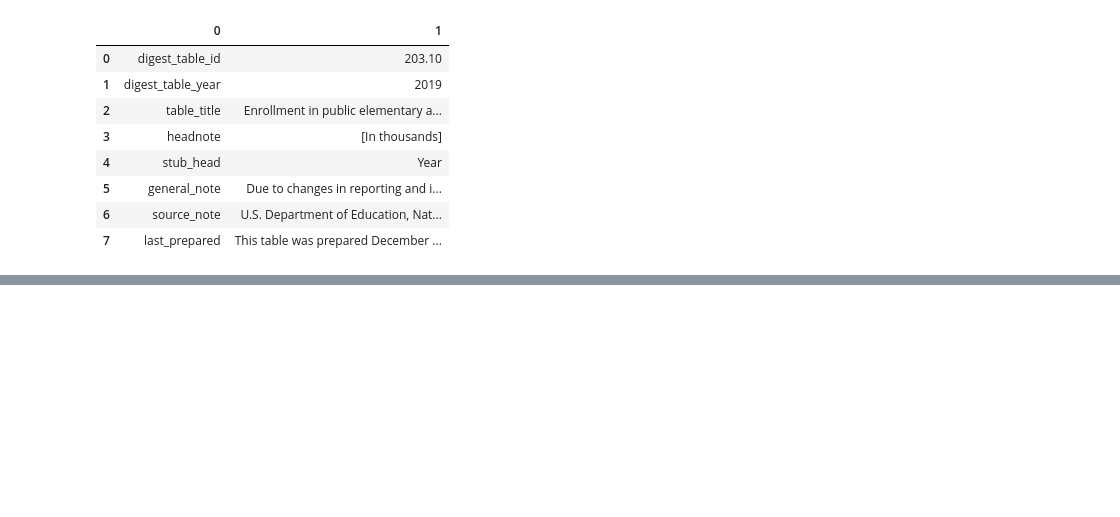
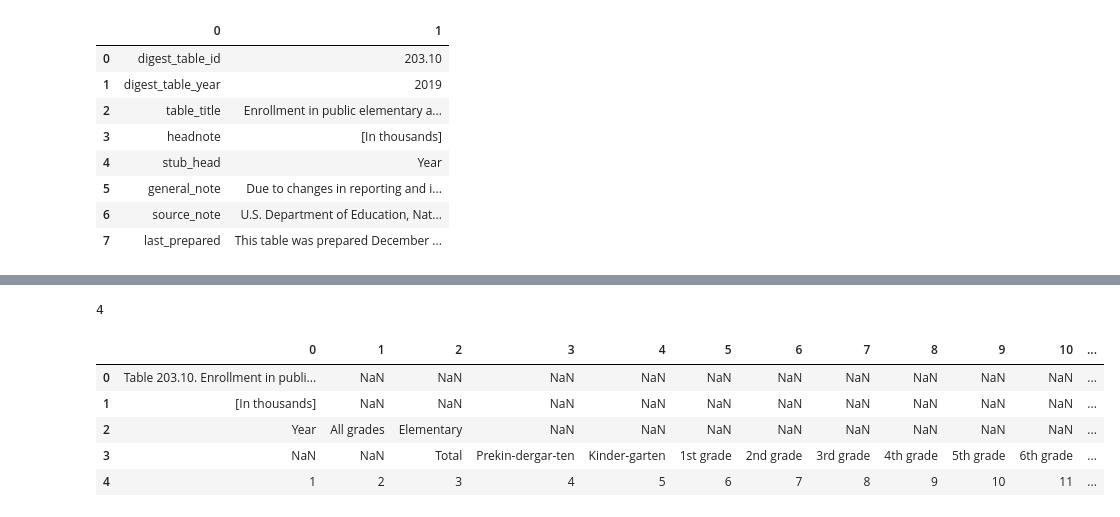
Before and after one commit to toltman/table_scraping, a Jupyter notebook: Table Scraping 3.ipynb, the cells around one changed output, grey strips where cells are left out. Cells and saved outputs as stored; diff of their text form; code cells hidden in the pictures; blank space fills up the shorter version.

```diff
--- a/Table Scraping 3.ipynb
+++ b/Table Scraping 3.ipynb
@@ -9,10 +7,12 @@ tables = {}
 # %%
+tables = {}
+
 directory = "tables/"
 for filename in os.listdir(directory):
     if filename.endswith(".xls"):
         file_directory = os.path.join(directory, filename)
         table = Table(file_directory, "2019")
-        tables[table.number] = table
+        tables[table.id] = table
 # %%
 tables
 # %% [output]
@@ -27,3 +27,5 @@ tables
  '219.70': <table.Table at 0x...>,
  '236.30': <table.Table at 0x...>,
  '318.45': <table.Table at 0x...>}
+# %%
+tab = tables['203.10']
@@ -149,0 +170,13 @@ tables['203.10'].raw_df.iloc[3,13].replace("- ", "")
+# %%
+tab.header_lines
+# %% [output]
+4
+# %%
+tab.raw_df.head()
+# %% [output]
+|  | 0 | 1 | 2 | 3 | 4 | 5 | 6 | 7 | 8 | 9 | 10 | ... |
+| 0 | Table 203.10. Enrollment in publi... | NaN | NaN | NaN | NaN | NaN | NaN | NaN | NaN | NaN | NaN | ... |
+| 1 | [In thousands] | NaN | NaN | NaN | NaN | NaN | NaN | NaN | NaN | NaN | NaN | ... |
+| 2 | Year | All grades | Elementary | NaN | NaN | NaN | NaN | NaN | NaN | NaN | NaN | ... |
+| 3 | NaN | NaN | Total | Prekin-dergar-ten | Kinder-garten | 1st grade | 2nd grade | 3rd grade | 4th grade | 5th grade | 6th grade | ... |
+| 4 | 1 | 2 | 3 | 4 | 5 | 6 | 7 | 8 | 9 | 10 | 11 | ... |
```
Also changed, not shown: parts of 30 cells of this notebook, 1 other file.
